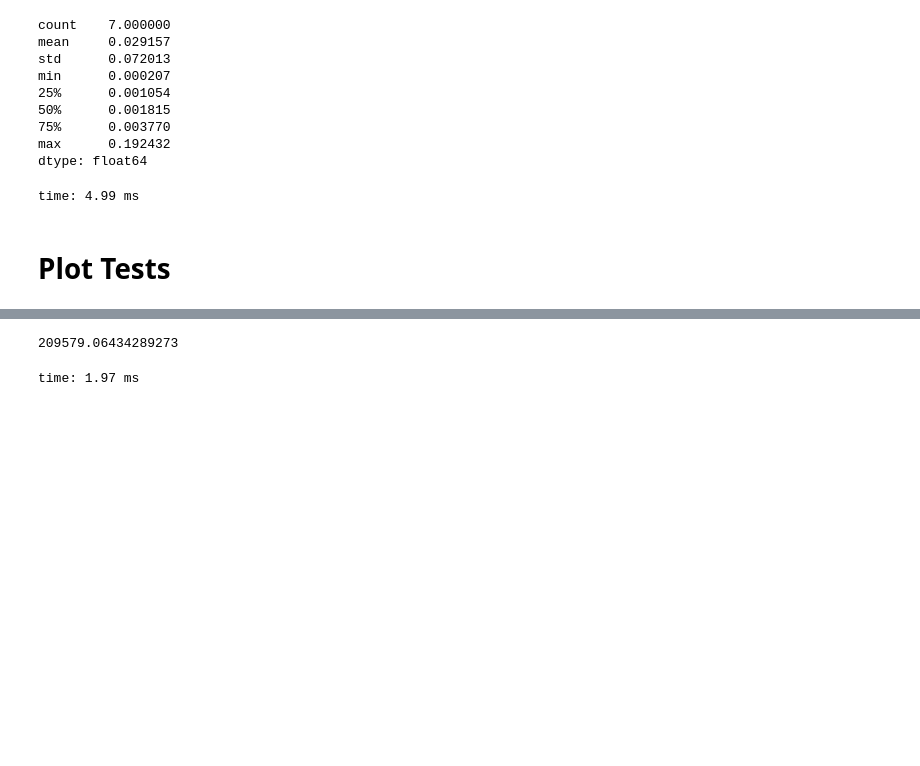
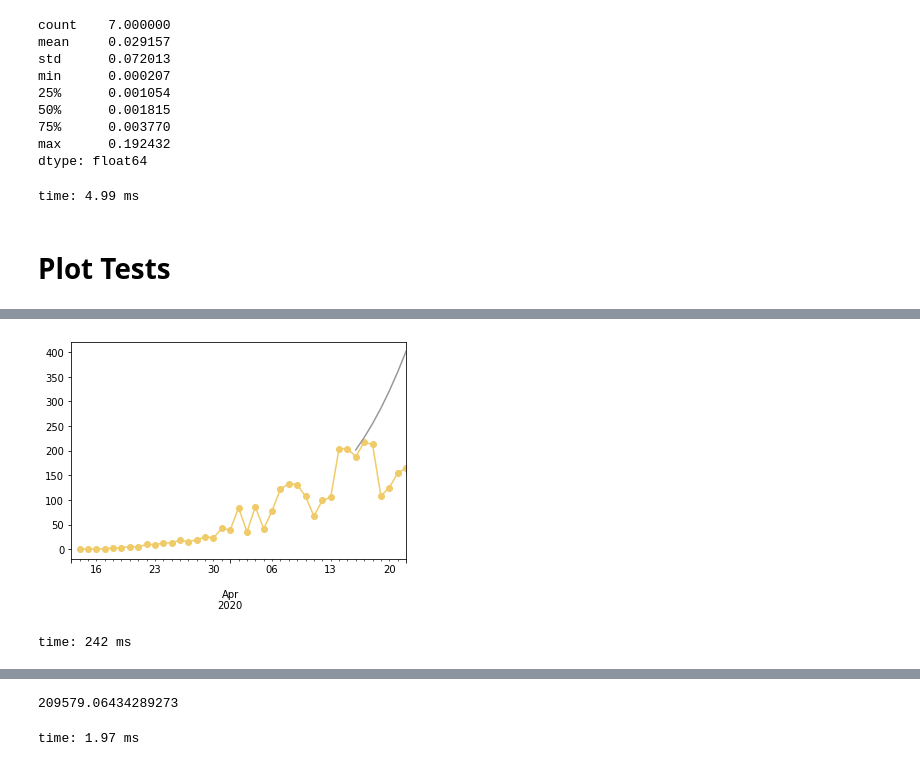
Before and after one commit to comunidadexp/sirfh-covid, a Jupyter notebook: Case Study - Sigmoid SIRFH.ipynb, the cells around one changed output, grey strips where cells are left out. Drawn from its saved outputs; the diff is of its cells as text; code cells hidden in the pictures; blank space fills up the shorter version.

```diff
--- a/Case Study - Sigmoid SIRFH.ipynb
+++ b/Case Study - Sigmoid SIRFH.ipynb
@@ -149,0 +170,5 @@ t1.outOfSample_forecast(days=7)
+# %%
+t1.outOfSample_plot(days=7, diff=True)
+# %% [output]
+[figure, added]
+time: 242 ms
```
Also changed, not shown: parts of 8 cells of this notebook, 1 other file.
